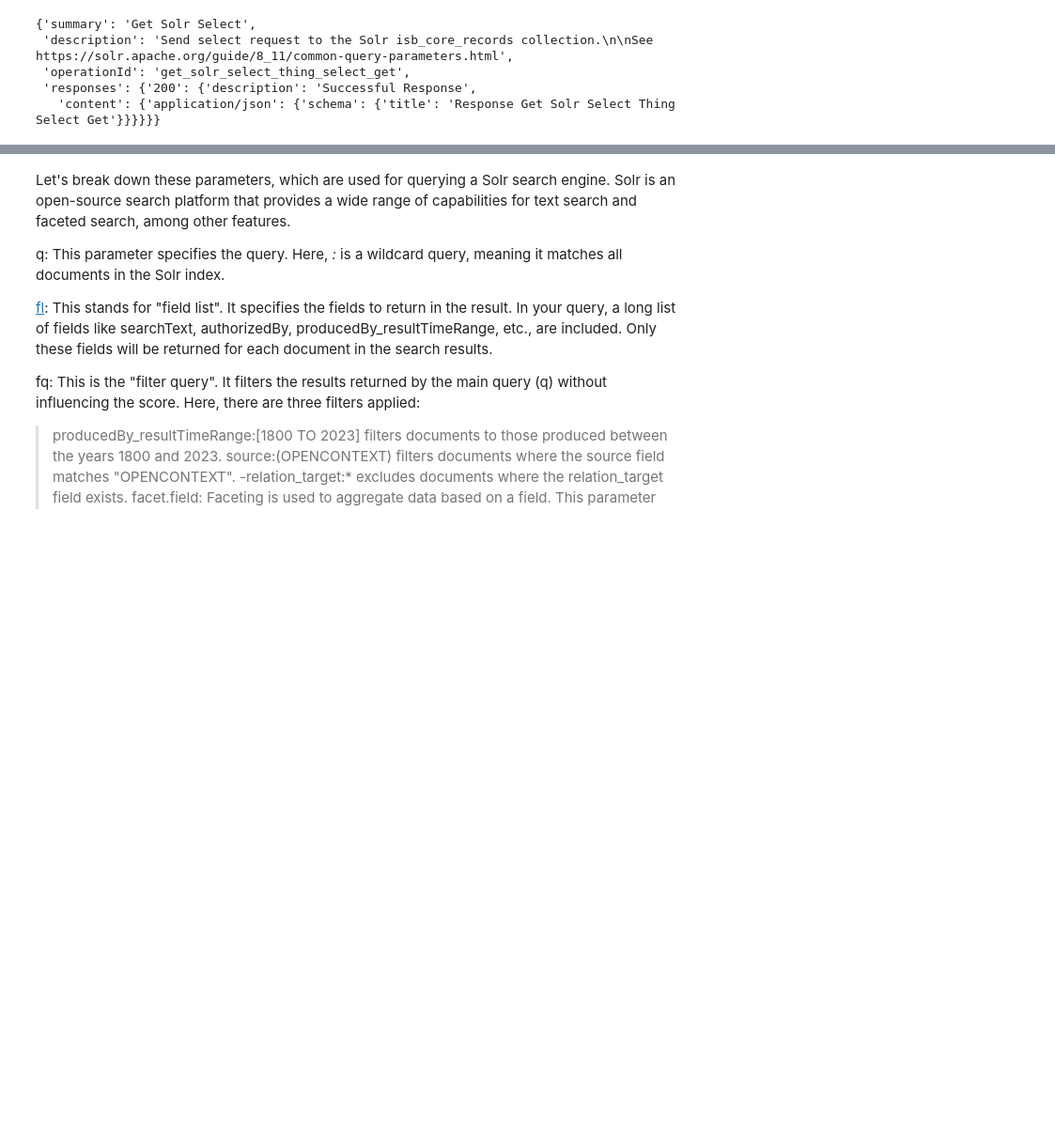
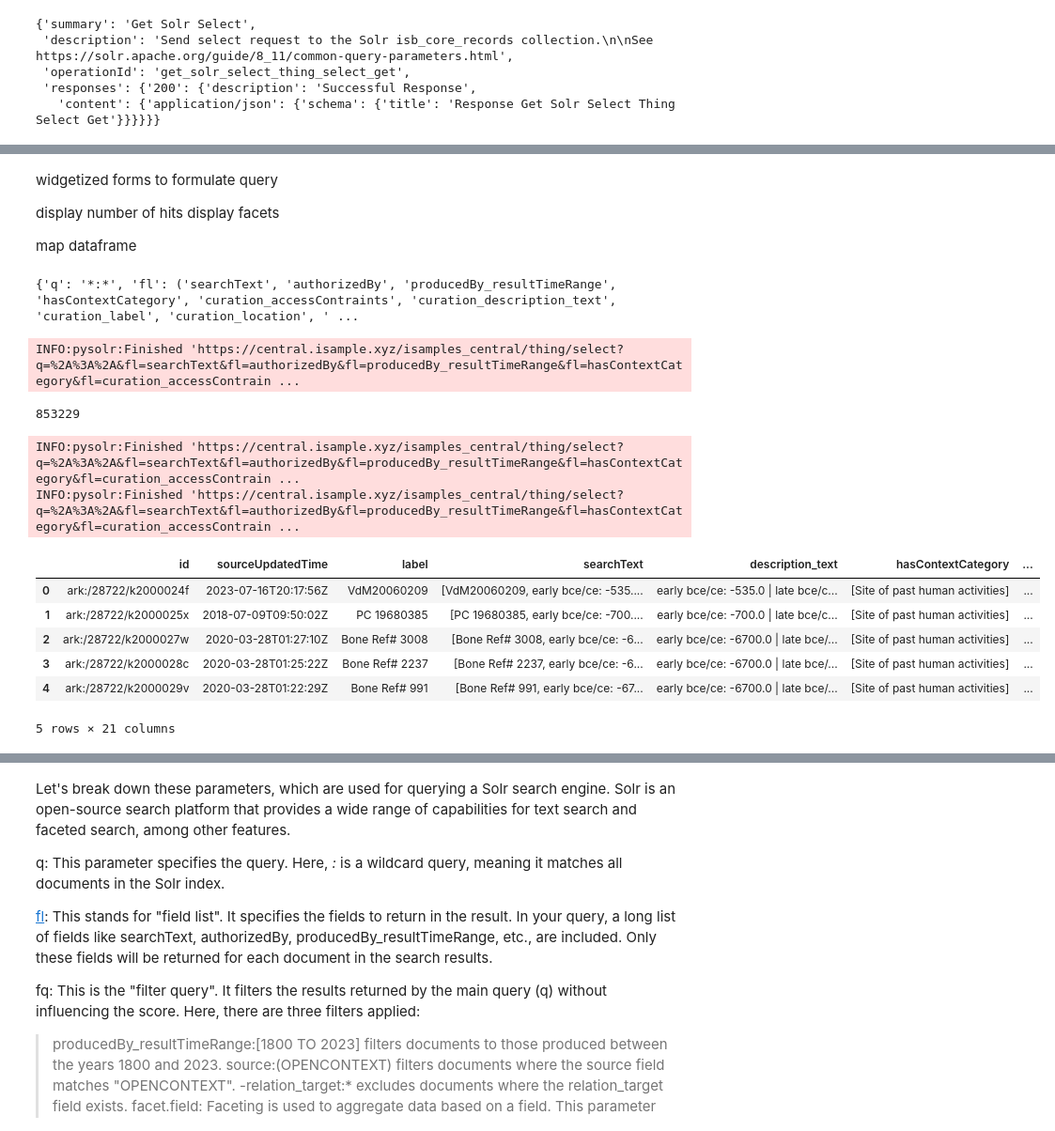
Before and after one commit to isamplesorg/examples, a Jupyter notebook: basic/record_counts.ipynb, the cells around one changed output, grey strips where cells are left out. Shown at 94% size. Drawn from its saved outputs; the diff is of its cells as text; code cells hidden in the pictures; blank space fills up the shorter version.

Commit message:
current logic of how to adapt pysolr to query /thing/select

```diff
--- a/basic/record_counts.ipynb
+++ b/basic/record_counts.ipynb
@@ -153,12 +194,12 @@ params = {
 }
 
 class IsbClient2(IsbClient):
-    def default_search(self, q='*:*',
-                       fl = FL_DEFAULT,
-                        start=0, rows=20, collection_date_start=1800, collection_date_end='NOW', source=None,
-                       facet_field = FACET_FIELDS_DEFAULT,
-                       **kwargs):
+    def __init__(self, url='https://central.isample.xyz/isamples_central/thing'):
+        super().__init__()
+        self.url = url
+        self.solr = pysolr.Solr(self.url, always_commit=True)
 
+    def _fq_from_kwargs(self, collection_date_start=1800, collection_date_end='NOW', source=None, **kwargs):
         # build fq
         # 'field1': quote('value with spaces and special characters like &'),
 
@@ -173,10 +214,24 @@ class IsbClient2(IsbClient):
             '-relation_target':'*'
         }
 
+        filter_conditions.update(kwargs)
+
         # Convert to list of fq strings
         fq = [f'{field}:{value}' for field, value in filter_null_values(filter_conditions).items()]
 
         # fq = ['producedBy_resultTimeRange:[1800 TO 2023]', 'source:(OPENCONTEXT or SESAR)', '-relation_target:*']
+        return fq
+
+    def default_search(self, q='*:*',
+                       fl = FL_DEFAULT,
+                       fq = None,
+                       start=0, rows=20,
+                       facet_field = FACET_FIELDS_DEFAULT,
+                       sort =  'id ASC',
+                       **kwargs):
+
+        if fq is None:
+            fq = self._fq_from_kwargs()
 
         params={
             'q': q,
@@ -186,9 +241,16 @@ class IsbClient2(IsbClient):
             'fq': fq,
             'facet': 'on',
             'facet.field': facet_field,
+            'cursorMark': '*',
+            'sort': sort,
         }
 
         # update params with kwargs
         params.update(kwargs)
 
-        return self._request("thing/select", params=params)
+        # sort = 'id ASC'
+        # yield from self.solr.search(q='*:*', fl=FL_DEFAULT, sort='id ASC',cursorMark='*')
+        print(params)
+
+        results = self.solr.search(**params)
+        return results
@@ -280,3 +257,34 @@ df.head()
+# %% [markdown]
+widgetized forms to formulate query
+
+display number of hits
+display facets
+
+map
+dataframe
+# %%
+cli = IsbClient2()
+fq = cli._fq_from_kwargs(source=('OPENCONTEXT',))
+query = cli.default_search(fq=fq, fl=FL_DEFAULT, rows=100, **FACET_RANGE_FIELDS_DEFAULT)
+# print number of hits
+print (len(query))
+results = islice(query, 300)
+
+df = DataFrame(results)
+df.head()
+# %% [output]
+{'q': '*:*', 'fl': ('searchText', 'authorizedBy', 'producedBy_resultTimeRange', 'hasContextCategory', 'curation_accessContraints', 'curation_description_text', 'curation_label', 'curation_location', ' ...
+INFO:pysolr:Finished 'https://central.isample.xyz/isamples_central/thing/select?q=%2A%3A%2A&fl=searchText&fl=authorizedBy&fl=producedBy_resultTimeRange&fl=hasContextCategory&fl=curation_accessContrain ...
+853229
+INFO:pysolr:Finished 'https://central.isample.xyz/isamples_central/thing/select?q=%2A%3A%2A&fl=searchText&fl=authorizedBy&fl=producedBy_resultTimeRange&fl=hasContextCategory&fl=curation_accessContrain ...
+INFO:pysolr:Finished 'https://central.isample.xyz/isamples_central/thing/select?q=%2A%3A%2A&fl=searchText&fl=authorizedBy&fl=producedBy_resultTimeRange&fl=hasContextCategory&fl=curation_accessContrain ...
+|  | id | sourceUpdatedTime | label | searchText | description_text | hasContextCategory | ... |
+| 0 | ark:/28722/k2000024f | 2023-07-16T20:17:56Z | VdM20060209 | [VdM20060209, early bce/ce: -535.... | early bce/ce: -535.0 | late bce/c... | [Site of past human activities] | ... |
+| 1 | ark:/28722/k2000025x | 2018-07-09T09:50:02Z | PC 19680385 | [PC 19680385, early bce/ce: -700.... | early bce/ce: -700.0 | late bce/c... | [Site of past human activities] | ... |
+| 2 | ark:/28722/k2000027w | 2020-03-28T01:27:10Z | Bone Ref# 3008 | [Bone Ref# 3008, early bce/ce: -6... | early bce/ce: -6700.0 | late bce/... | [Site of past human activities] | ... |
+| 3 | ark:/28722/k2000028c | 2020-03-28T01:25:22Z | Bone Ref# 2237 | [Bone Ref# 2237, early bce/ce: -6... | early bce/ce: -6700.0 | late bce/... | [Site of past human activities] | ... |
+| 4 | ark:/28722/k2000029v | 2020-03-28T01:22:29Z | Bone Ref# 991 | [Bone Ref# 991, early bce/ce: -67... | early bce/ce: -6700.0 | late bce/... | [Site of past human activities] | ... |
+5 rows × 21 columns
 # %%
 
 cli = IsbClient2()
```
Also changed, not shown: parts of 28 cells of this notebook.
